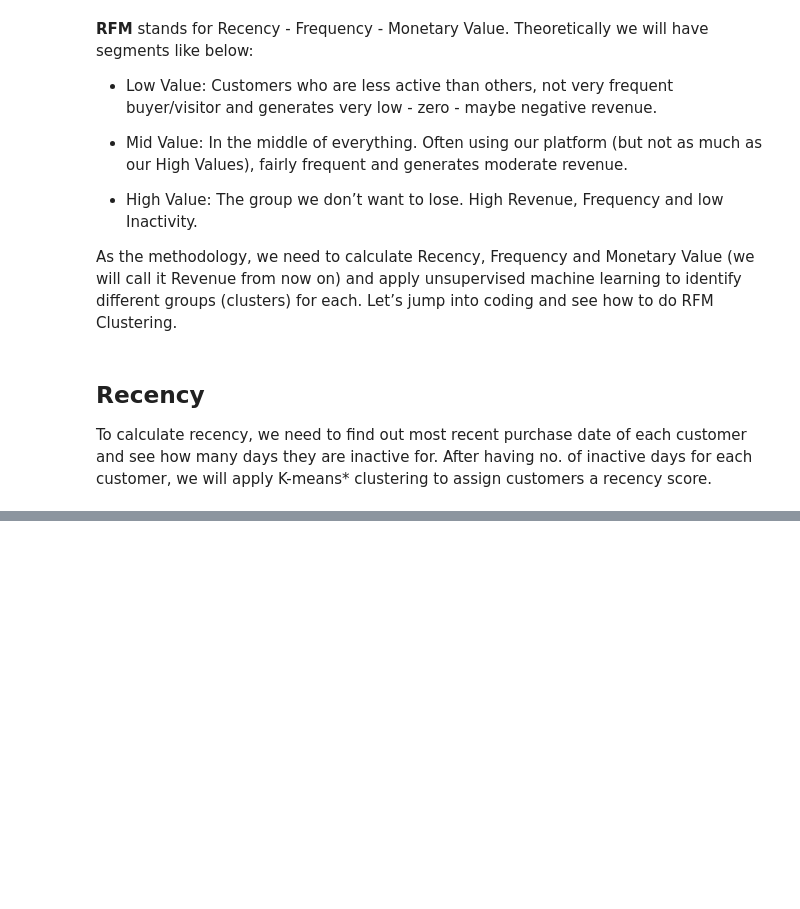
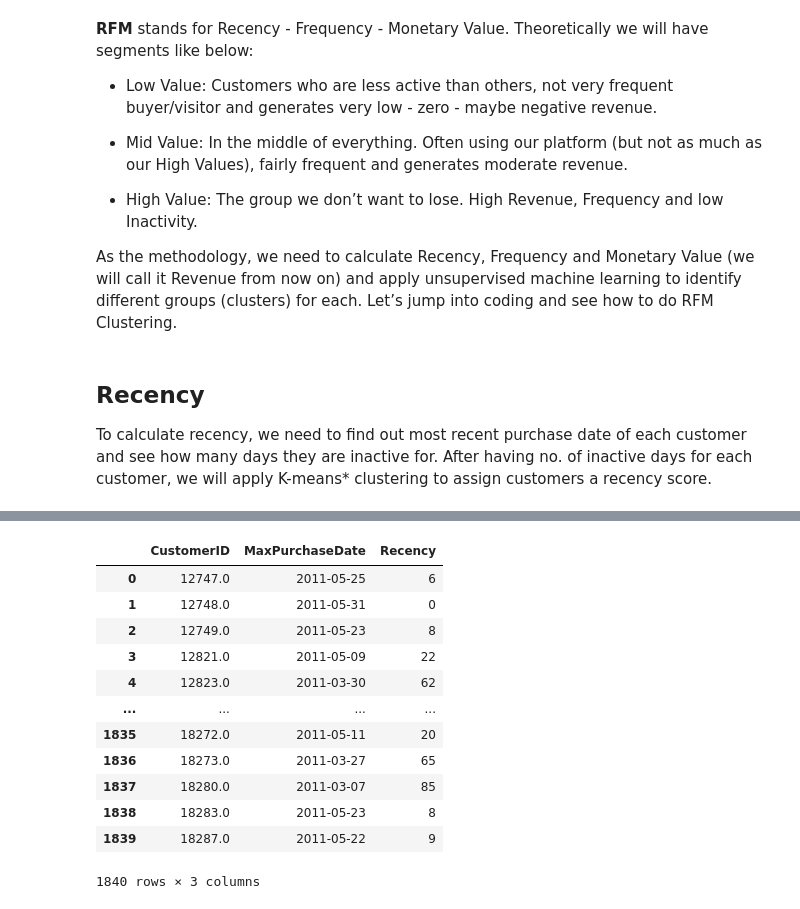
Before and after one commit to basel-ay/Customer-Lifetime-Value-Prediction, a Jupyter notebook: CLV Prediction.ipynb, the cells around one changed output, grey strips where cells are left out. Saved outputs shown, nothing was run; the diff lists cells and outputs as text; code cells hidden in the pictures; blank space fills up the shorter version.

```diff
--- a/CLV Prediction.ipynb
+++ b/CLV Prediction.ipynb
@@ -85,0 +104,17 @@ To calculate recency, we need to find out most recent purchase date of each cust
+# %%
+tx_max_purchase['Recency'] = (tx_max_purchase['MaxPurchaseDate'].max() - tx_max_purchase['MaxPurchaseDate']).dt.days
+tx_max_purchase
+# %% [output]
+|  | CustomerID | MaxPurchaseDate | Recency |
+| 0 | 12747.0 | 2011-05-25 | 6 |
+| 1 | 12748.0 | 2011-05-31 | 0 |
+| 2 | 12749.0 | 2011-05-23 | 8 |
+| 3 | 12821.0 | 2011-05-09 | 22 |
+| 4 | 12823.0 | 2011-03-30 | 62 |
+| ... | ... | ... | ... |
+| 1835 | 18272.0 | 2011-05-11 | 20 |
+| 1836 | 18273.0 | 2011-03-27 | 65 |
+| 1837 | 18280.0 | 2011-03-07 | 85 |
+| 1838 | 18283.0 | 2011-05-23 | 8 |
+| 1839 | 18287.0 | 2011-05-22 | 9 |
+1840 rows × 3 columns
```
Also changed, not shown: parts of 10 cells of this notebook.
